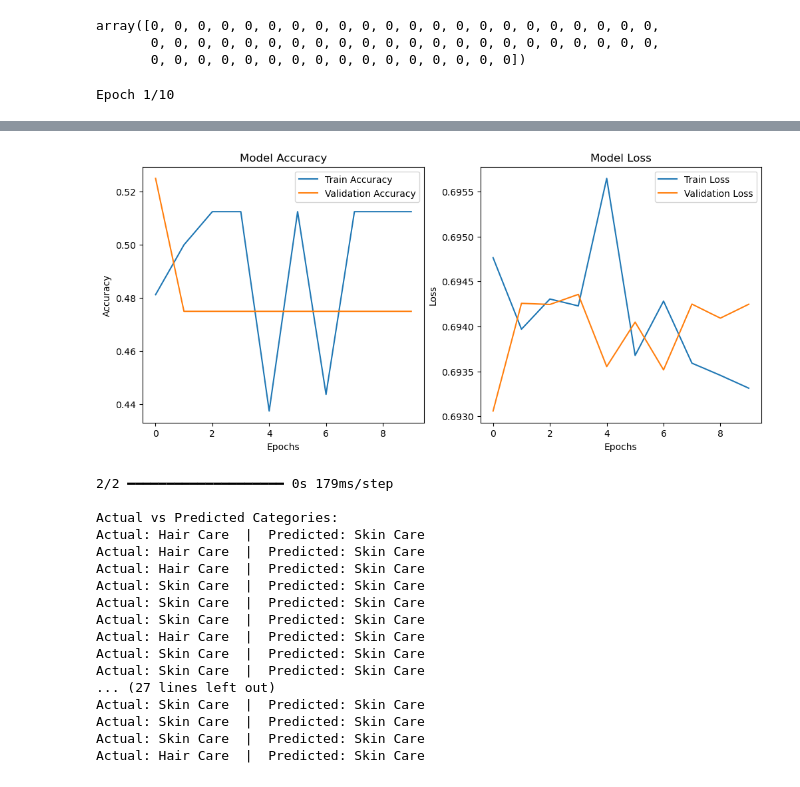
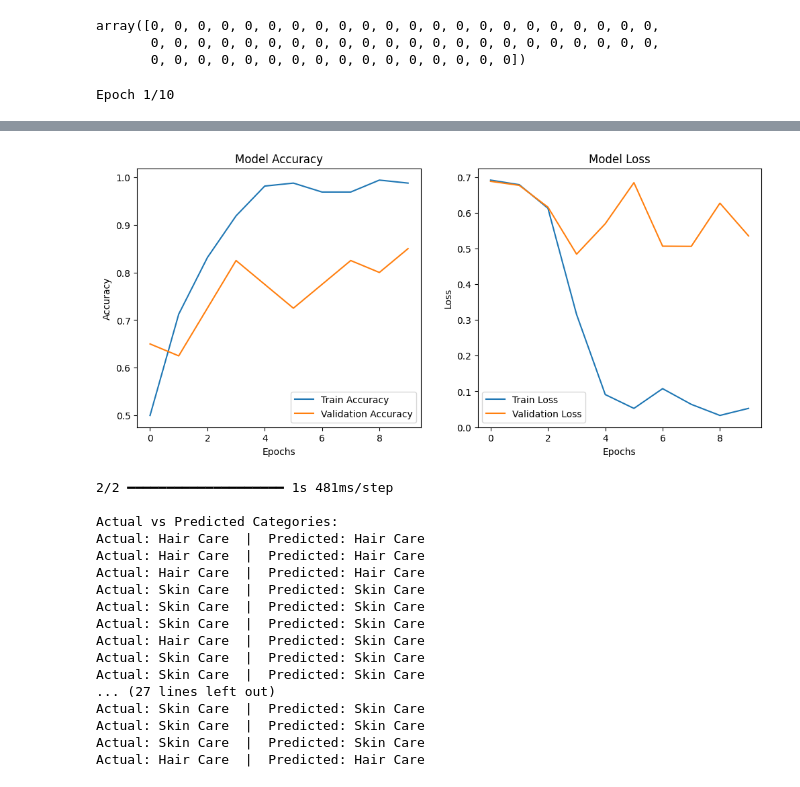
Before and after one commit to saisampaththumati-datascientists/gru_sentimental, a Jupyter notebook: Sentimental_analysis.ipynb, the cells around one changed output, grey strips where cells are left out. Saved outputs shown, nothing was run; the diff lists cells and outputs as text; code cells hidden in the pictures.

```diff
--- a/Sentimental_analysis.ipynb
+++ b/Sentimental_analysis.ipynb
@@ -15,5 +16,5 @@ from transformers import BarthezTokenizer, TFBartForSequenceClassification,BertT
 # %%
-df=pd.read_csv('/Users/saisampath/professional/Gru_sentiment_analysis/auto-labelling (1).csv')
+df=pd.read_csv('/content/auto-labelling (1).csv')
 df.head()
 # %% [output]
 |  | Product Description | Category | Uniq Id |
@@ -233,11 +239,11 @@ labels_encoded = label_encoder.fit_transform(labels)
 labels_categorical = to_categorical(labels_encoded)
 
 # Tokenization
-tokenizer = Tokenizer(num_words=5000, oov_token="<OOV>")
+tokenizer = Tokenizer(num_words=5000,lower=True)
 tokenizer.fit_on_texts(texts)
 sequences = tokenizer.texts_to_sequences(texts)
 max_length = max(len(seq) for seq in sequences)
-padded_sequences = pad_sequences(sequences, maxlen=max_length, padding='post')
+padded_sequences = pad_sequences(sequences, maxlen=max_length)
 
 # Split data
 X_train, X_test, y_train, y_test = train_test_split(padded_sequences, labels_categorical, test_size=0.2, random_state=42)
@@ -322,10 +328,10 @@ Test Accuracy: 0.47
-[figure, old version]
+[figure, new version]
-2/2 ━━━━━━━━━━━━━━━━━━━━ 0s 179ms/step
+2/2 ━━━━━━━━━━━━━━━━━━━━ 1s 481ms/step
 
 Actual vs Predicted Categories:
-Actual: Hair Care  |  Predicted: Skin Care
-Actual: Hair Care  |  Predicted: Skin Care
-Actual: Hair Care  |  Predicted: Skin Care
+Actual: Hair Care  |  Predicted: Hair Care
+Actual: Hair Care  |  Predicted: Hair Care
+Actual: Hair Care  |  Predicted: Hair Care
 Actual: Skin Care  |  Predicted: Skin Care
 Actual: Skin Care  |  Predicted: Skin Care
 Actual: Skin Care  |  Predicted: Skin Care
@@ -336,4 +342,4 @@ Actual: Skin Care  |  Predicted: Skin Care
 Actual: Skin Care  |  Predicted: Skin Care
 Actual: Skin Care  |  Predicted: Skin Care
 Actual: Skin Care  |  Predicted: Skin Care
-Actual: Hair Care  |  Predicted: Skin Care
+Actual: Hair Care  |  Predicted: Hair Care
```
Also changed, not shown: parts of 23 cells of this notebook.
